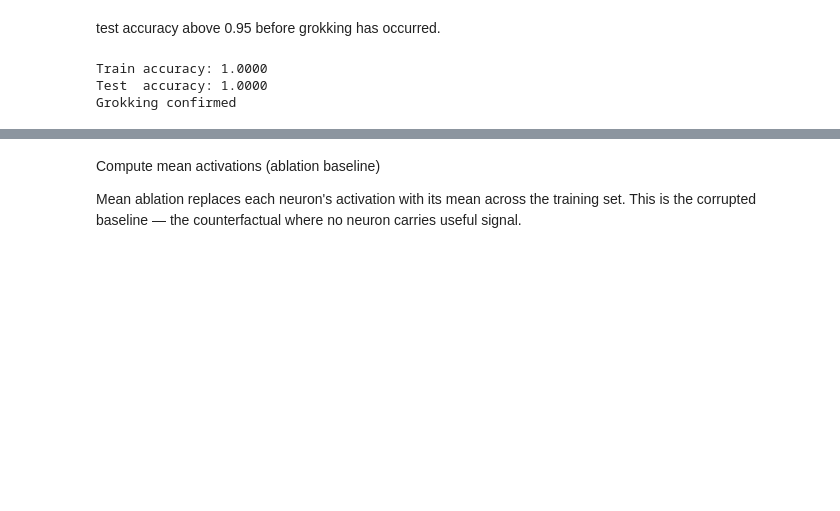
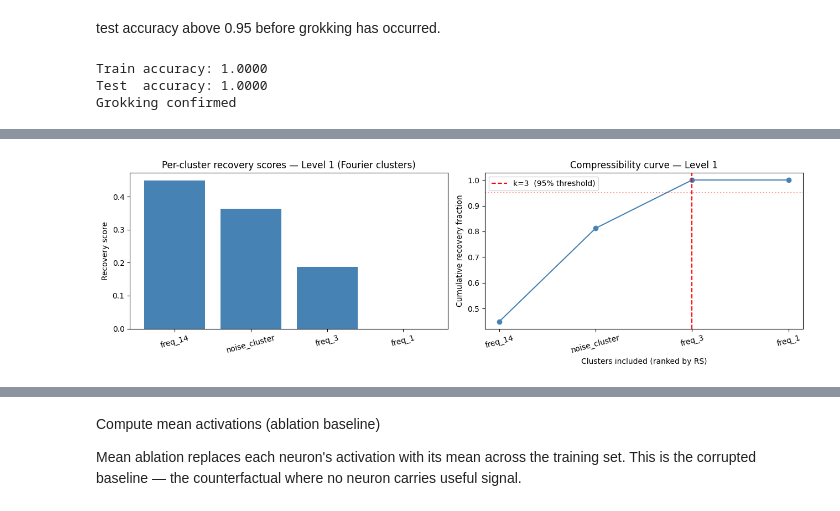
Before and after one commit to GabraxVolz1/Thesis, a Jupyter notebook: notebooks/02_level1_neurons.ipynb, the cells around one changed output, grey strips where cells are left out. Saved outputs shown, nothing was run; the diff lists cells and outputs as text; code cells hidden in the pictures; blank space fills up the shorter version.

```diff
--- a/notebooks/02_level1_neurons.ipynb
+++ b/notebooks/02_level1_neurons.ipynb
@@ -93,8 +93,7 @@ else:
         if (step + 1) % 10_000 == 0:
             model.eval()
             with torch.no_grad():
-                acc = (model(test_inputs.to(device))[:, -1, :].argmax(-1)
-                       == test_labels.to(device)).float().mean()
+                acc = (model(test_inputs.to(device))[:, -1, :].argmax(-1) == test_labels.to(device)).float().mean()
             print(f"  step {step+1}  loss={loss.item():.4f}  test_acc={acc:.4f}")
 
     model.eval()
@@ -124,0 +341,6 @@ Grokking confirmed
+# %%
+# Use train set for mean computation
+with torch.no_grad():
+    _, train_cache = model.run_with_cache(train_inputs.to(device), names_filter=HOOK)
+mean_acts = train_cache[HOOK][:, -1, :].mean(dim=0)   # [d_mlp]
+print(f"Mean activation shape: {mean_acts.shape}")
@@ -124,0 +351,10 @@ Grokking confirmed
+# %%
+def logit_of_correct(logits, labels):
+    return logits[torch.arange(len(labels)), labels]
+
+def recovery_score(patched_metric, corrupted_metric, clean_metric):
+    gap = (clean_metric - corrupted_metric).mean().item()
+    if abs(gap) < 1e-8:
+        return 0.0
+    return (patched_metric.mean().item()
+            - corrupted_metric.mean().item()) / gap
@@ -124,0 +423,65 @@ Grokking confirmed
+# %%
+sorted_comps  = sorted(scores.items(), key=lambda x: x[1], reverse=True)
+names_sorted  = [x[0] for x in sorted_comps]
+scores_sorted = torch.tensor([x[1] for x in sorted_comps])
+
+pos_scores = scores_sorted.clamp(min=0)
+cumulative  = pos_scores.cumsum(0)
+total_pos   = cumulative[-1].item()
+
+k_95 = int((cumulative / total_pos >= 0.95).nonzero()[0].item()) + 1
+circuit_components = names_sorted[:k_95]
+circuit_neurons_all = []
+for cname in circuit_components:
+    comp = next(c for c in COMPONENTS if c["name"] == cname)
+    circuit_neurons_all.extend(comp["neurons"])
+
+circuit_t = torch.tensor(circuit_neurons_all, dtype=torch.long)
+
+def circuit_hook(value, hook):
+    value[:, -1, :] = mean_dev
+    value[:, -1, circuit_t] = clean_acts[:, circuit_t]
+    return value
+
+with torch.no_grad():
+    circuit_logits = model.run_with_hooks(
+        eval_x, fwd_hooks=[(HOOK, circuit_hook)])[:, -1, :]
+circuit_metric = logit_of_correct(circuit_logits, eval_y)
+faithfulness   = recovery_score(circuit_metric, corrupted_metric, clean_metric)
+
+print("=" * 55)
+print("  Level 1 — Neuron frequency clusters")
+print("=" * 55)
+print(f"  Key frequencies:       {key_freqs.tolist()}")
+print(f"  Criterion 1  Faithfulness RS : {faithfulness:.4f}")
+print(f"  Criterion 2  Component count : {k_95} / {len(COMPONENTS)} clusters")
+print(f"               Neurons in circuit: {len(circuit_neurons_all)} / {d_mlp}")
+print(f"               Compression ratio: {k_95/len(COMPONENTS):.3f}")
+print(f"  Circuit clusters: {circuit_components}")
+print("=" * 55)
+
+# Plots
+fig, (ax1, ax2) = plt.subplots(1, 2, figsize=(13, 4))
+
+colors = ["steelblue" if n in circuit_components else "lightgray" for n in names_sorted]
+ax1.bar(names_sorted, scores_sorted.numpy(), color=colors)
+ax1.axhline(0, color="black", linewidth=0.5)
+ax1.set_ylabel("Recovery score")
+ax1.set_title("Per-cluster recovery scores — Level 1 (Fourier clusters)")
+ax1.tick_params(axis='x', rotation=15)
+
+ax2.plot(range(1, len(COMPONENTS) + 1), cumulative.numpy() / total_pos, "o-", color="steelblue")
+ax2.axvline(k_95, color="red", linestyle="--",
+            label=f"k={k_95}  (95% threshold)")
+ax2.axhline(0.95, color="red", linestyle=":", alpha=0.4)
+ax2.set_xlabel("Clusters included (ranked by RS)")
+ax2.set_ylabel("Cumulative recovery fraction")
+ax2.set_title("Compressibility curve — Level 1")
+ax2.set_xticks(range(1, len(COMPONENTS) + 1))
+ax2.set_xticklabels(names_sorted, rotation=15)
+ax2.legend()
+
+plt.tight_layout()
+plt.savefig(RESULTS_DIR / "level1_cluster_recovery.png", dpi=150)
+plt.show()
+# %% [output]
@@ -124,0 +498 @@ Grokking confirmed
+[figure, added]
```
Also changed, not shown: parts of 22 cells of this notebook, 5 other files.
